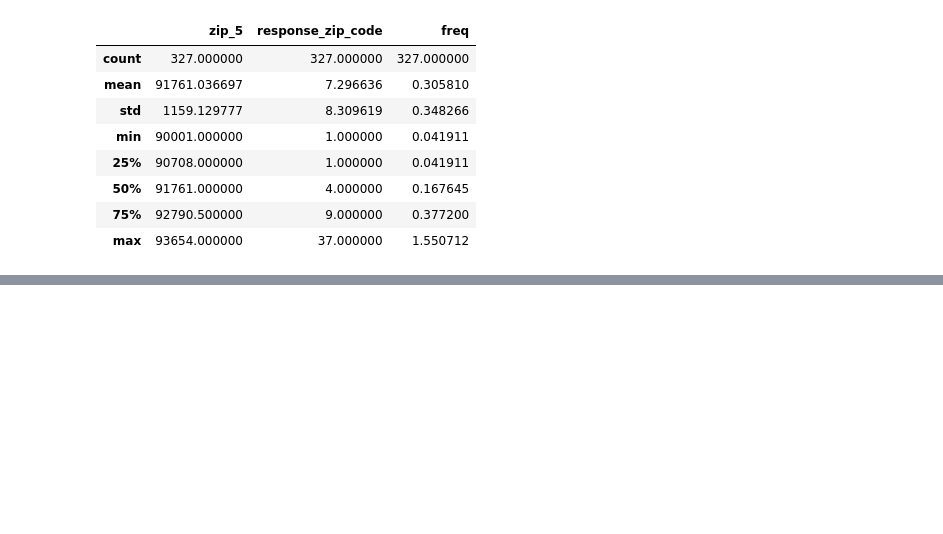
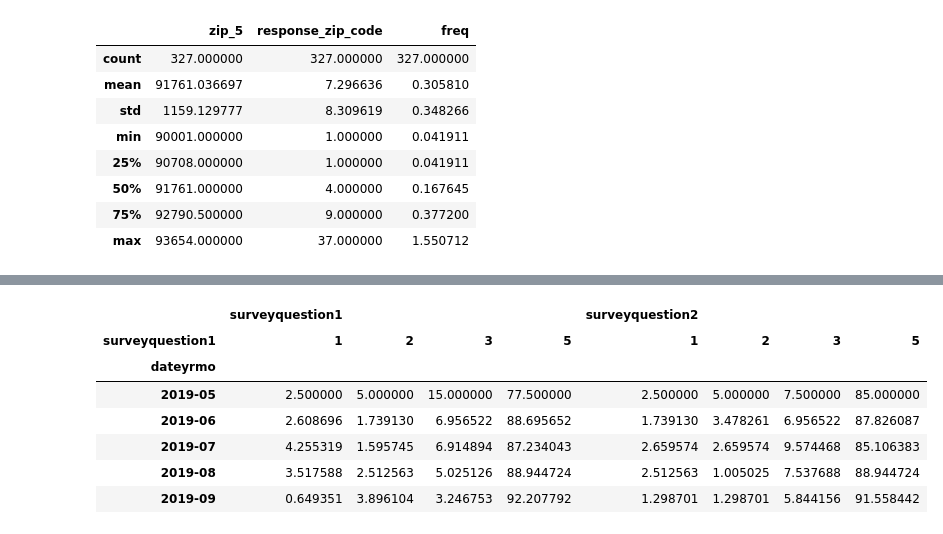
Before and after one commit to grantaguinaldo/bi-work, a Jupyter notebook: bi-work.ipynb, the cells around one changed output, grey strips where cells are left out. Drawn from its saved outputs; the diff is of its cells as text; code cells hidden in the pictures; blank space fills up the shorter version.

```diff
--- a/bi-work.ipynb
+++ b/bi-work.ipynb
@@ -169,2 +270,0 @@ df1.head()
-# %%
-df1.fillna(0, inplace=True)
@@ -211,0 +312,25 @@ df
+# %%
+ques_1 = ''
+ques_2 = ''
+
+for index, row in df1.iterrows():
+    if (row['surveyquestion1'] == 4):
+        df1.at[index, 'ques_1'] = 1
+    else:
+        df1.at[index, 'ques_1'] = 0
+
+    if (row['surveyquestion2'] == 4):
+        df1.at[index, 'ques_2'] = 1
+    else:
+        df1.at[index, 'ques_2'] = 0
+
+df1['ques_1'] = df1['ques_1'].astype(int)
+df1['ques_2'] = df1['ques_2'].astype(int)
+
+# Create a filter (bool mask) dataframe that only contains the normalized date
+# and the responses to questions 1 and 2.
+df1_filter = df1[(df1['ques_1'] == 0) & (df1['ques_2'] == 0)].reset_index(False)\
+                [['dateyrmo', 'surveyquestion1', 'surveyquestion2']]
+
+# Return the head from the resulting dataframe.
+df1_filter.head()
@@ -211,0 +390,21 @@ df
+# %%
+# Crosstab for the filtered resonses for Surveyquestion1
+d1 = pd.crosstab(index=df1_filter['dateyrmo'],
+                 columns=[df1_filter['surveyquestion1']]).apply(pct, axis=1)
+
+# Crosstab for the filterd resonses for Surveyquestion2
+d2 = pd.crosstab(index=df1_filter['dateyrmo'],
+                 columns=[df1_filter['surveyquestion2']]).apply(pct, axis=1)
+
+# Concatenate the two dataframes containing the survey responses into one.
+dfsummary = pd.concat({d.columns.name: d for d in [d1, d2]}, axis=1)
+dfsummary.head()
+# %% [output]
+|  | surveyquestion1 |  |  |  | surveyquestion2 |  |  |  |
+| surveyquestion1 | 1 | 2 | 3 | 5 | 1 | 2 | 3 | 5 |
+| dateyrmo |  |  |  |  |  |  |  |  |
+| 2019-05 | 2.500000 | 5.000000 | 15.000000 | 77.500000 | 2.500000 | 5.000000 | 7.500000 | 85.000000 |
+| 2019-06 | 2.608696 | 1.739130 | 6.956522 | 88.695652 | 1.739130 | 3.478261 | 6.956522 | 87.826087 |
+| 2019-07 | 4.255319 | 1.595745 | 6.914894 | 87.234043 | 2.659574 | 2.659574 | 9.574468 | 85.106383 |
+| 2019-08 | 3.517588 | 2.512563 | 5.025126 | 88.944724 | 2.512563 | 1.005025 | 7.537688 | 88.944724 |
+| 2019-09 | 0.649351 | 3.896104 | 3.246753 | 92.207792 | 1.298701 | 1.298701 | 5.844156 | 91.558442 |
```
Also changed, not shown: parts of 54 cells of this notebook.
